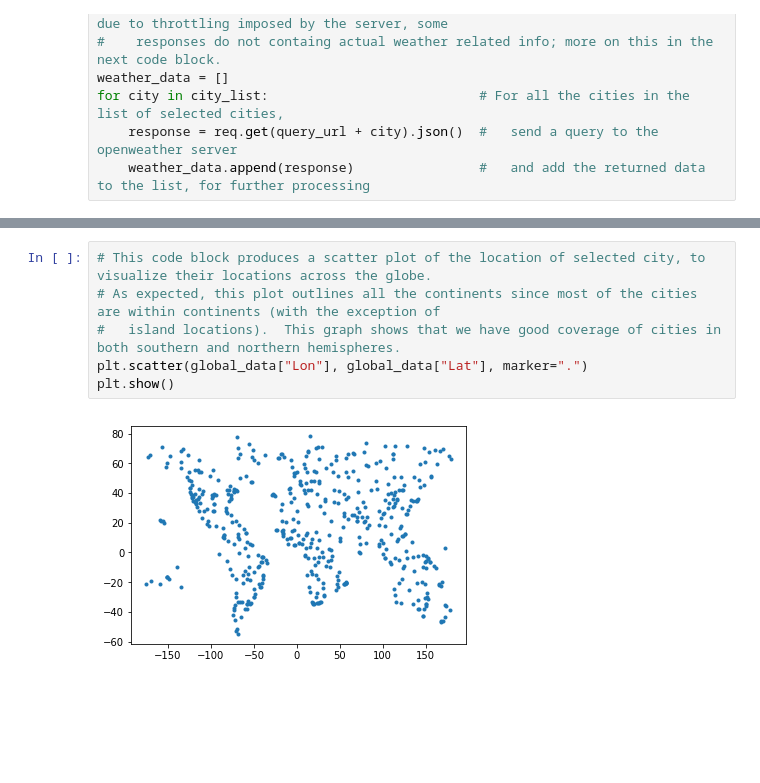
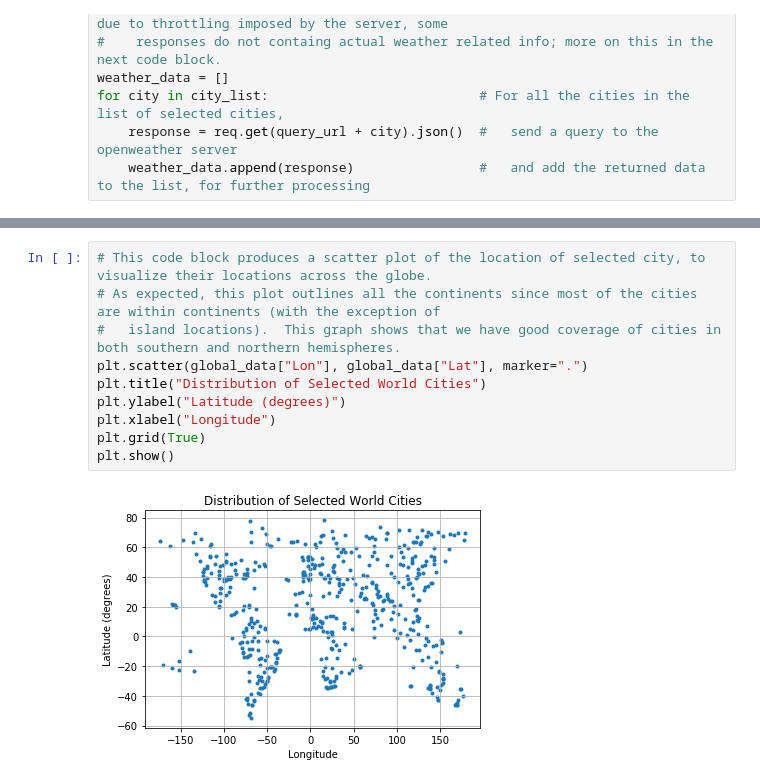
Before and after one commit to aleontiev-sf/Project-6, a Jupyter notebook: global_weather_pattern.ipynb, the cells around one changed output, grey strips where cells are left out. Cells and saved outputs as stored; diff of their text form; blank space fills up the shorter version.

```diff
--- a/global_weather_pattern.ipynb
+++ b/global_weather_pattern.ipynb
@@ -114,11 +115,15 @@ print (len(temps))  # print the length of temperatures list to make sure we have
 # %%
 # This code block produces a scatter plot of the location of selected city, to visualize their locations across the globe.
 # As expected, this plot outlines all the continents since most of the cities are within continents (with the exception of
 #   island locations).  This graph shows that we have good coverage of cities in both southern and northern hemispheres.
 plt.scatter(global_data["Lon"], global_data["Lat"], marker=".")
+plt.title("Distribution of Selected World Cities")
+plt.ylabel("Latitude (degrees)")
+plt.xlabel("Longitude")
+plt.grid(True)
 plt.show()
 # %% [output]
-[figure, old version]
+[figure, new version]
 # %%
 # This code block produces a scatter plot of temperature as a function of latitude
 plt.scatter(global_data["Lat"], global_data["Temp"], marker="o")
```
Also changed, not shown: parts of 7 cells of this notebook, 1 other file.
